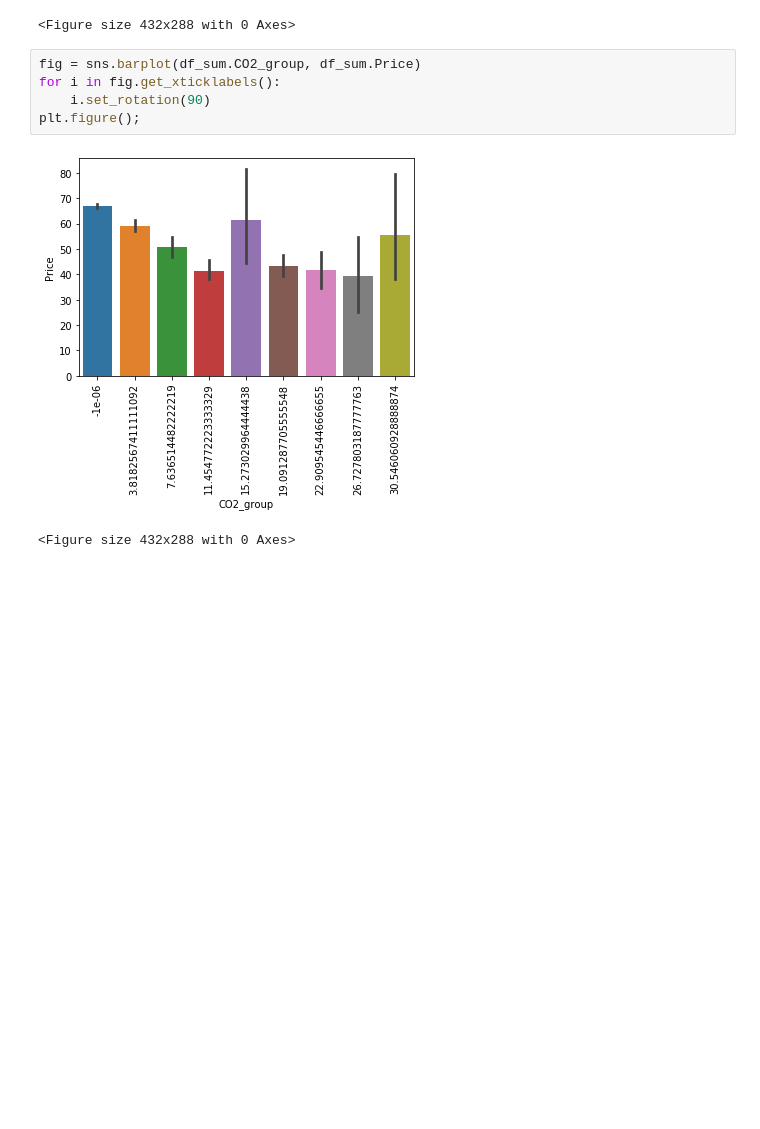
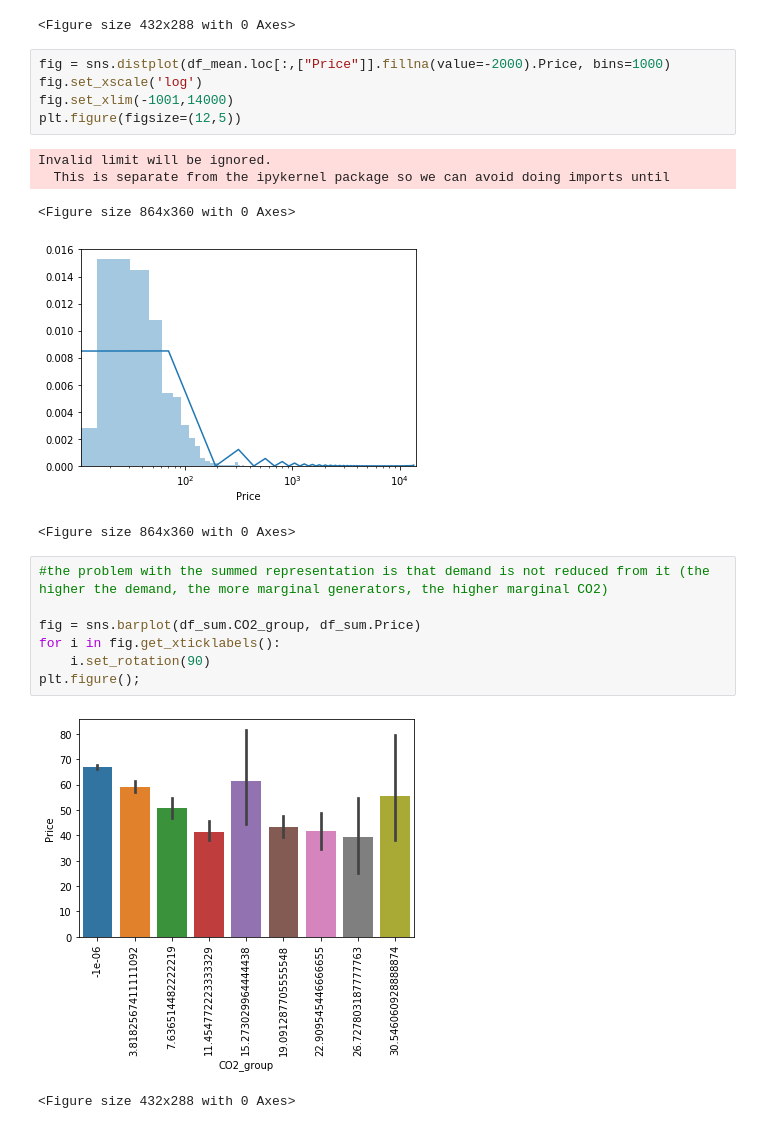
Before and after one commit to bkubsch/marginal-carbon, a Jupyter notebook: notebooks/6_df_for_initial_vis.ipynb, the cells around one changed output. Drawn from its saved outputs; the diff is of its cells as text; blank space fills up the shorter version.

```diff
--- a/notebooks/6_df_for_initial_vis.ipynb
+++ b/notebooks/6_df_for_initial_vis.ipynb
@@ -184,7 +181,20 @@ plt.figure();
 # %% [output]
 [figure]
 <Figure size 432x288 with 0 Axes>
+# %%
+fig = sns.distplot(df_mean.loc[:,["Price"]].fillna(value=-2000).Price, bins=1000)
+fig.set_xscale('log')
+fig.set_xlim(-1001,14000)
+plt.figure(figsize=(12,5))
+# %% [output]
+Invalid limit will be ignored.
+  This is separate from the ipykernel package so we can avoid doing imports until
+<Figure size 864x360 with 0 Axes>
+[figure, added]
+<Figure size 864x360 with 0 Axes>
 # %%
+#the problem with the summed representation is that demand is not reduced from it (the higher the demand, the more marginal generators, the higher marginal CO2)
+
 fig = sns.barplot(df_sum.CO2_group, df_sum.Price)
 for i in fig.get_xticklabels():
     i.set_rotation(90)
```
Also changed, not shown: parts of 3 cells of this notebook, 8 other files.
